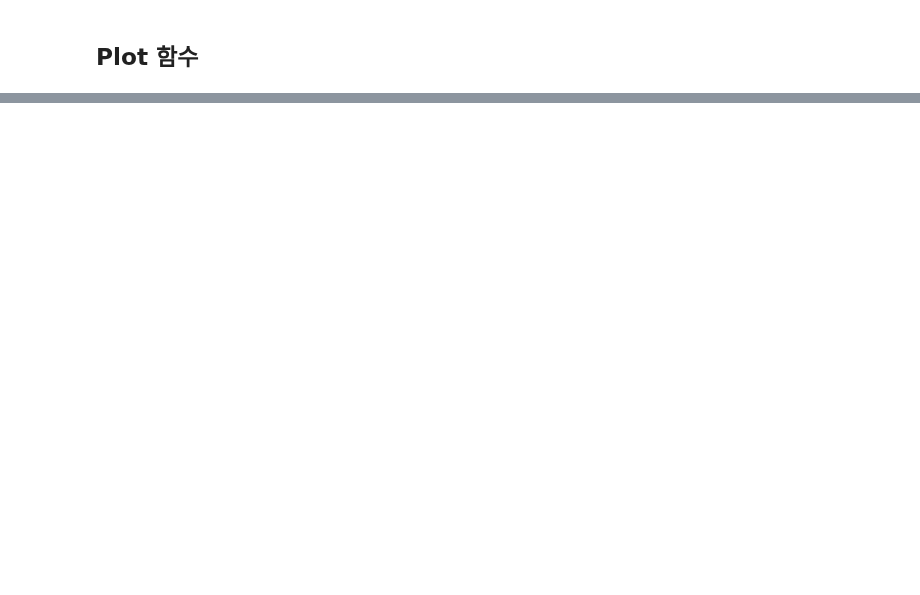
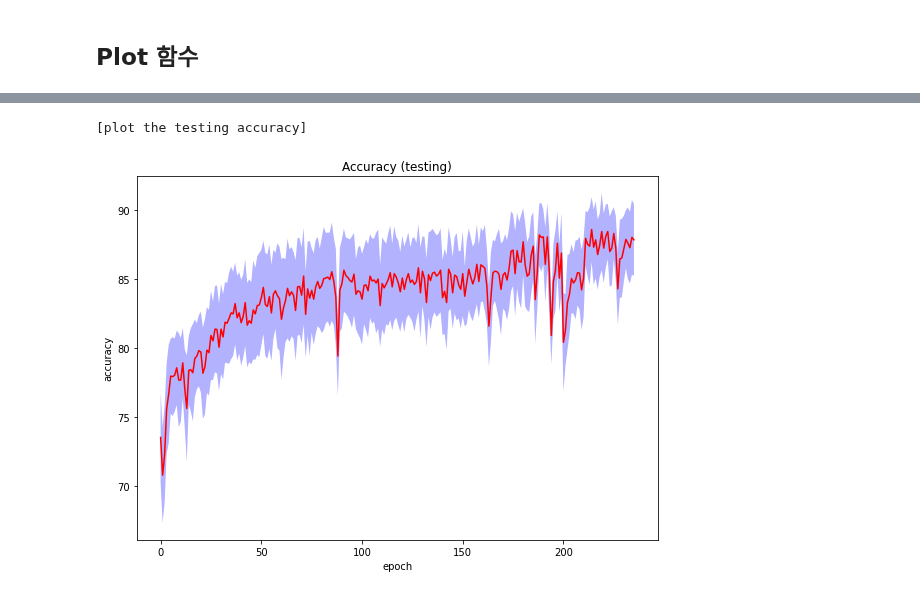
Before and after one commit to tolom131/Human-Activity-Recognition, a Jupyter notebook: ensemble/pytorch_supervised_ensemble_autoencoder.ipynb, the cells around one changed output, grey strips where cells are left out. Saved outputs shown, nothing was run; the diff lists cells and outputs as text; code cells hidden in the pictures; blank space fills up the shorter version.

```diff
--- a/ensemble/pytorch_supervised_ensemble_autoencoder.ipynb
+++ b/ensemble/pytorch_supervised_ensemble_autoencoder.ipynb
@@ -425,4 +435,7 @@ plot_curve_error(accuracy_mean_train, accuracy_std_train, 'epoch', 'accuracy', '
 # %%
 print('[plot the testing accuracy]')
 print('')
-plot_curve_error(accuracy_mean_test, accuracy_std_test, 'epoch', 'accuracy', 'Accuracy (testing)')
+plot_curve_error(accuracy_mean_test[:236], accuracy_std_test[:236], 'epoch', 'accuracy', 'Accuracy (testing)')
+# %% [output]
+[plot the testing accuracy]
+[figure, added]
```
Also changed, not shown: parts of 4 cells of this notebook.
